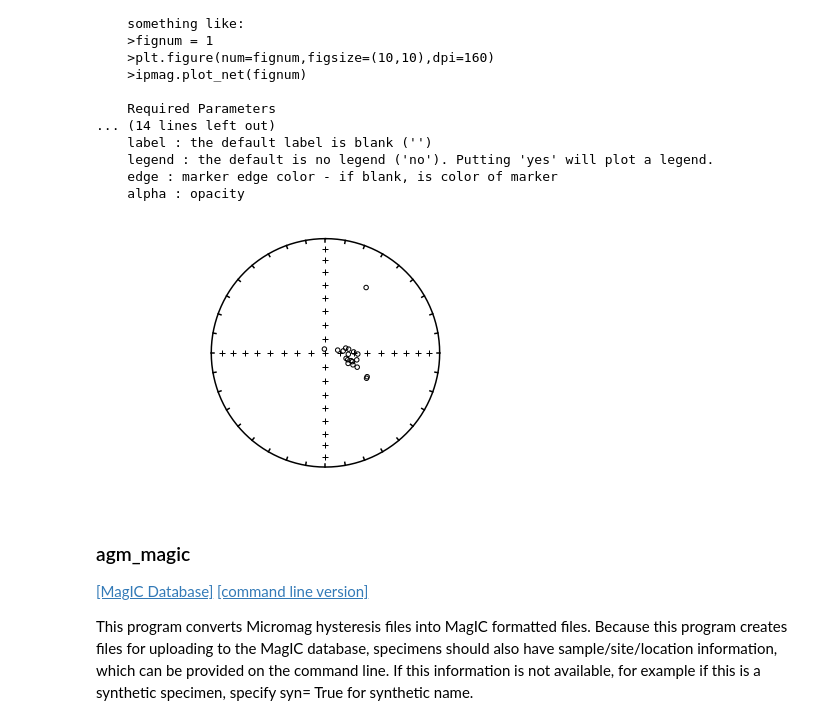
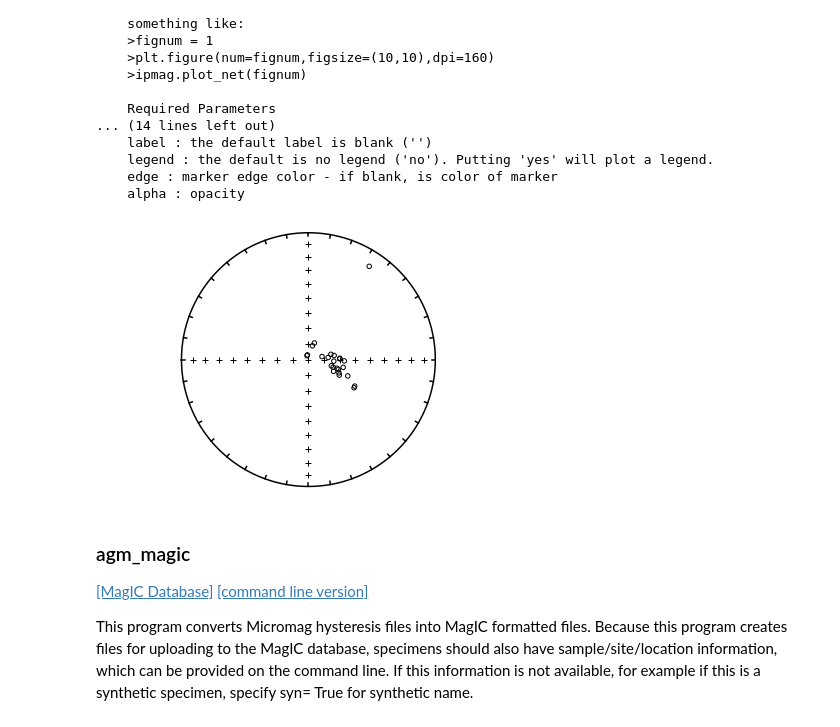
Before and after one commit to PmagPy/PmagPy, a Jupyter notebook: PmagPy_MagIC.ipynb, the cells around one changed output. Saved outputs shown, nothing was run; the diff lists cells and outputs as text; code cells hidden in the pictures.

```diff
--- a/PmagPy_MagIC.ipynb
+++ b/PmagPy_MagIC.ipynb
@@ -1006,7 +1075,8 @@ _2g_bin(dir_path='.', mag_file='', meas_file='measurements.txt', spec_file='spec
 # %%
 # set the input directory
 input_dir='data_files/convert_2_magic/2g_bin_magic/mn1/'
+dir_path='data_files/convert_2_magic/2g_bin_magic'
 mag_file='mn001-1a.dat'
-convert._2g_bin(mag_file=mag_file,input_dir=input_dir,dir_path=input_dir)
+convert._2g_bin(mag_file=mag_file,input_dir=input_dir,dir_path=dir_path)
 # %% [output]
 importing  mn001-1a
@@ -1044,11 +1113,11 @@ plot_di(dec=None, inc=None, di_block=None, color='k', marker='o', markersize=20,
     edge : marker edge color - if blank, is color of marker
     alpha : opacity
 # %%
-meas_df=pd.read_csv(input_dir+'measurements.txt',sep='\t',header=1)
+meas_df=pd.read_csv(dir_path+'/measurements.txt',sep='\t',header=1)
 ipmag.plot_net(1)
 ipmag.plot_di(dec=meas_df['dir_dec'],inc=meas_df['dir_inc'])
 # %% [output]
-[figure, old version]
+[figure, new version]
 # %% [markdown]
 ### agm_magic
 
```
Also changed, not shown: parts of 10 cells of this notebook, 8 other files.
